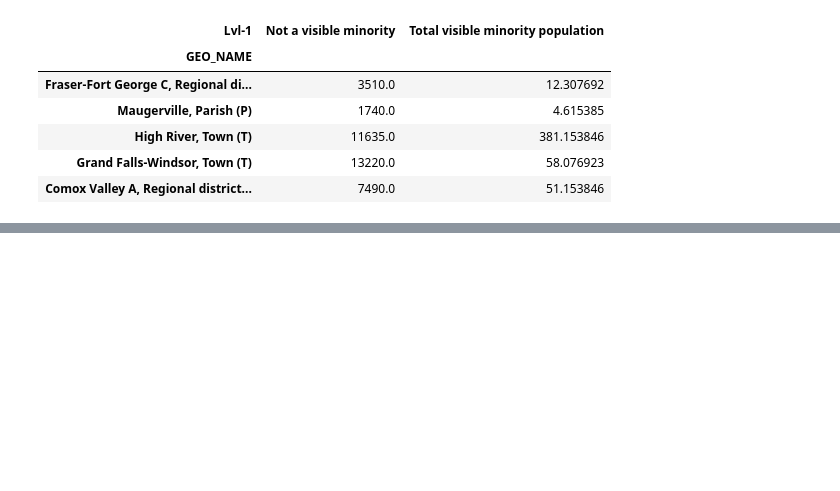
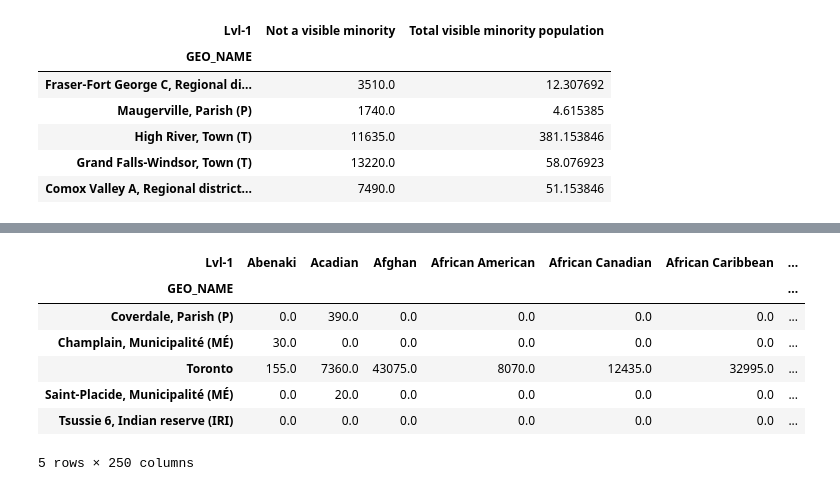
Before and after one commit to abdyraman/newcomersresearch, a Jupyter notebook: analysis.ipynb, the cells around one changed output, grey strips where cells are left out. Cells and saved outputs as stored; diff of their text form; code cells hidden in the pictures; blank space fills up the shorter version.

```diff
--- a/analysis.ipynb
+++ b/analysis.ipynb
@@ -166,0 +215,13 @@ pivot_indigen.sample(5)
+# %%
+immmigethnic_level = df_census[df_census['Lvl-0']== 'Total - Ethnic or cultural origin for the population in private households - 25% sample data']
+pivot_immmigethnic = immmigethnic_level.pivot_table(index = 'GEO_NAME', columns='Lvl-1', values='C1_COUNT_TOTAL')
+pivot_immmigethnic.sample(5)
+# %% [output]
+| Lvl-1 | Abenaki | Acadian | Afghan | African American | African Canadian | African Caribbean | ... |
+| GEO_NAME |  |  |  |  |  |  | ... |
+| Coverdale, Parish (P) | 0.0 | 390.0 | 0.0 | 0.0 | 0.0 | 0.0 | ... |
+| Champlain, Municipalité (MÉ) | 30.0 | 0.0 | 0.0 | 0.0 | 0.0 | 0.0 | ... |
+| Toronto | 155.0 | 7360.0 | 43075.0 | 8070.0 | 12435.0 | 32995.0 | ... |
+| Saint-Placide, Municipalité (MÉ) | 0.0 | 20.0 | 0.0 | 0.0 | 0.0 | 0.0 | ... |
+| Tsussie 6, Indian reserve (IRI) | 0.0 | 0.0 | 0.0 | 0.0 | 0.0 | 0.0 | ... |
+5 rows × 250 columns
```
Also changed, not shown: parts of 4 cells of this notebook.
